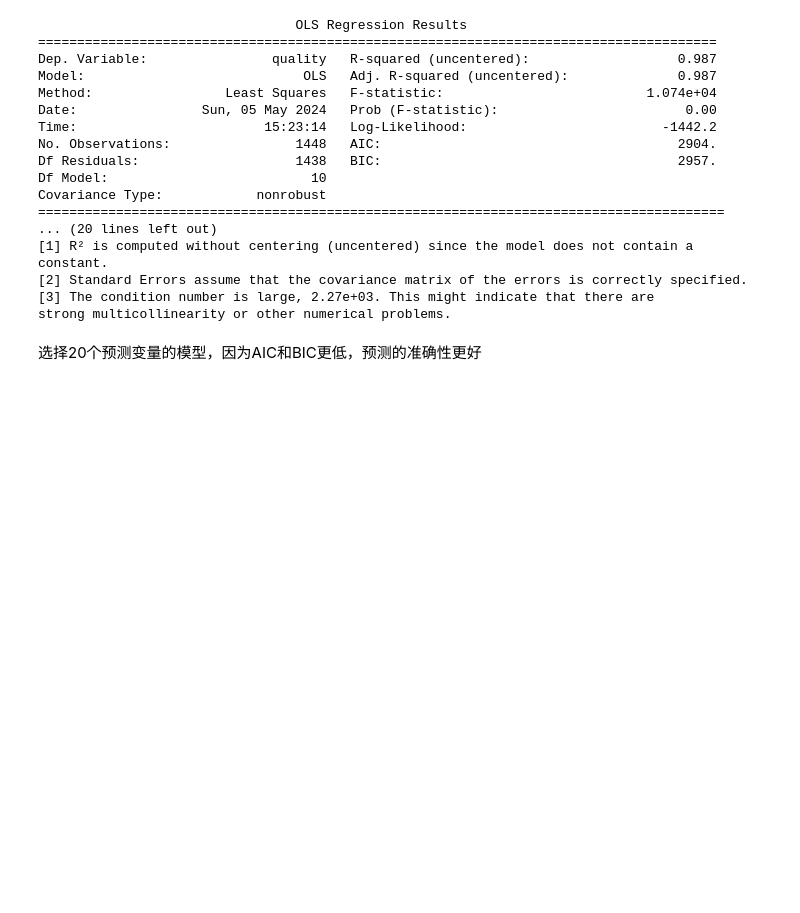
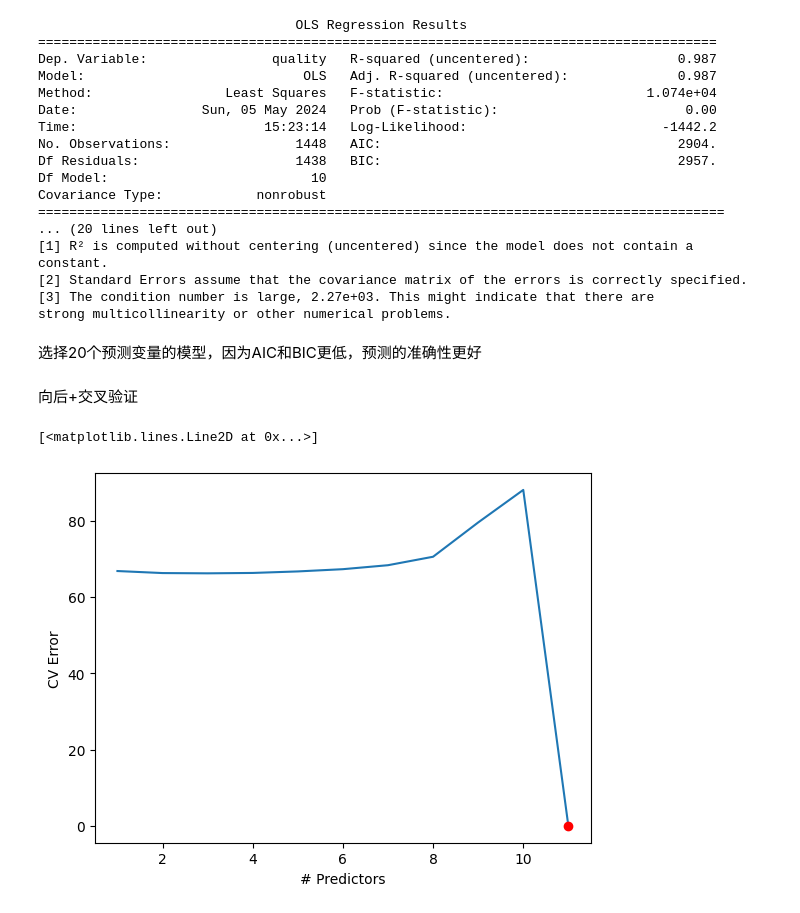
Before and after one commit to PanLuochuan/Forward-Backward-selection, a Jupyter notebook: assignment1.ipynb, the cells around one changed output. Drawn from its saved outputs; the diff is of its cells as text; code cells hidden in the pictures; blank space fills up the shorter version.

```diff
--- a/assignment1.ipynb
+++ b/assignment1.ipynb
@@ -251,3 +253,5 @@ Covariance Type:            nonrobust
 strong multicollinearity or other numerical problems.
 # %% [markdown]
 选择20个预测变量的模型，因为AIC和BIC更低，预测的准确性更好
+# %% [markdown]
+向后+交叉验证
@@ -253,0 +285,42 @@ strong multicollinearity or other numerical problems.
+# %%
+k = 10        # number of folds
+np.random.seed(seed=1)
+folds = np.random.choice(k, size = len(y), replace = True)#分配一个从 0 到 k-1
+
+# Create a DataFrame to store the results of our upcoming calculations
+cv_errors = pd.DataFrame(columns=range(1,k+1), index=range(1, len(X.columns)+1)) #存储计算出的交叉验证误差
+cv_errors = cv_errors.fillna(0)
+# %%
+models_cv = pd.DataFrame(columns=["RSS", "model"])
+
+# Outer loop iterates over all folds
+for j in range(1,k+1):
+
+    # Reset predictors
+    predictors = list(X.columns)
+
+    # Inner loop iterates over each size i
+    for i in range(1,len(X.columns)):
+
+        # The perform forward selection on the full dataset minus the jth fold, test on jth fold
+        models_cv.loc[i] = backward(predictors, X[folds != (j-1)], y[folds != (j-1)], X[folds == (j-1)], y[folds == (j-1)])
+
+        # Save the cross-validated error for this fold
+        cv_errors[j][i] = models_cv.loc[i]["RSS"]
+
+        # Extract the predictors
+        predictors = models_cv.loc[i]["model"].model.exog_names
+
+        if len(predictors)==1:
+          break
+# %%
+cv_errors
+cv_mean = cv_errors.apply(np.mean, axis=1)
+
+plt.plot(cv_mean)
+plt.xlabel('# Predictors')
+plt.ylabel('CV Error')
+plt.plot(cv_mean.argmin()+1, cv_mean.min(), "or")
+# %% [output]
+[<matplotlib.lines.Line2D at 0x...>]
+[figure, added]
```
Also changed, not shown: parts of 5 cells of this notebook.
